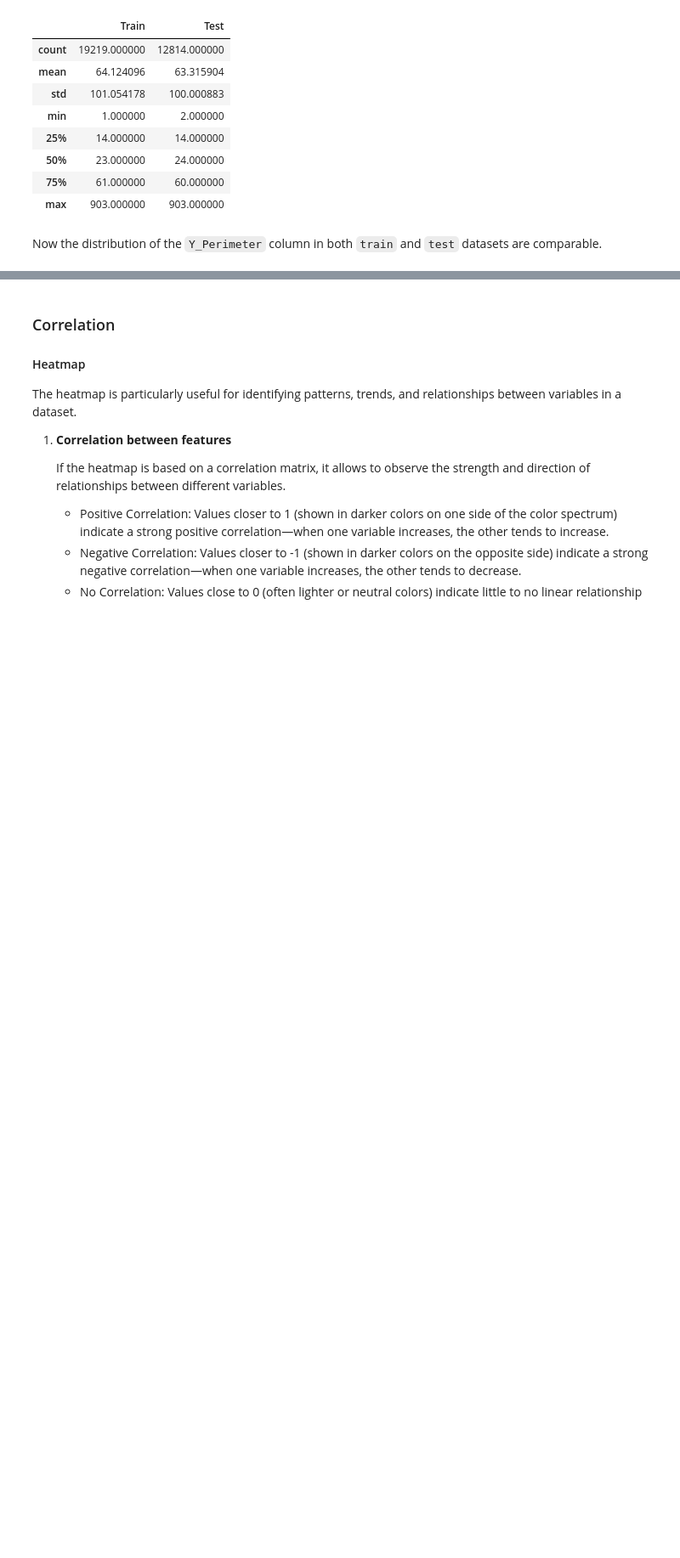
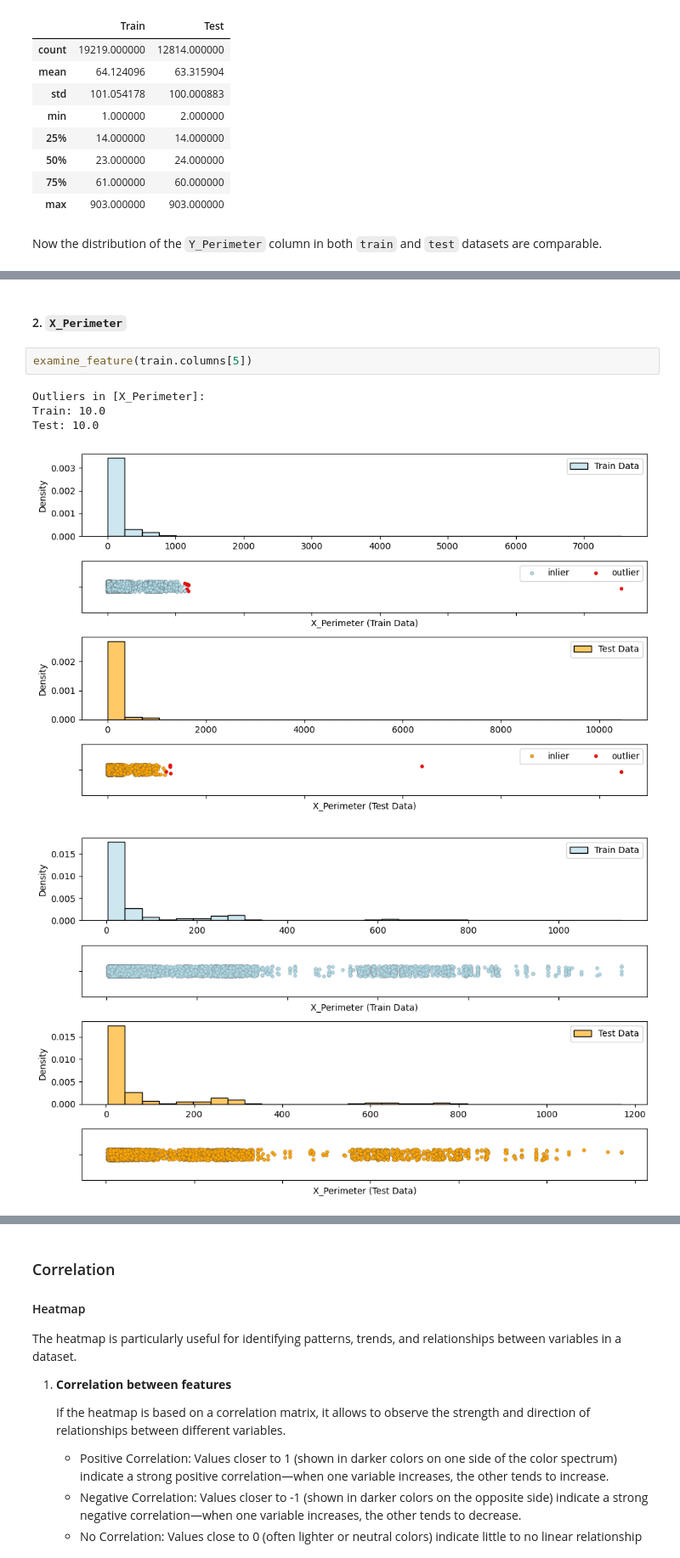
Before and after one commit to hkaragah/kaggle_notebooks, a Jupyter notebook: steel_plate_detection_prediction/steel_plate_detection_prediction.ipynb, the cells around one changed output, grey strips where cells are left out. Shown at 85% size. Drawn from its saved outputs; the diff is of its cells as text; blank space fills up the shorter version.

```diff
--- a/steel_plate_detection_prediction/steel_plate_detection_prediction.ipynb
+++ b/steel_plate_detection_prediction/steel_plate_detection_prediction.ipynb
@@ -427,0 +727,10 @@ plt.show()
+# %% [markdown]
+#### 2. `X_Perimeter`
+# %%
+examine_feature(train.columns[5])
+# %% [output]
+Outliers in [X_Perimeter]:
+Train: 10.0
+Test: 10.0
+[figure, added]
+[figure, added]
```
Also changed, not shown: parts of 81 cells of this notebook.
